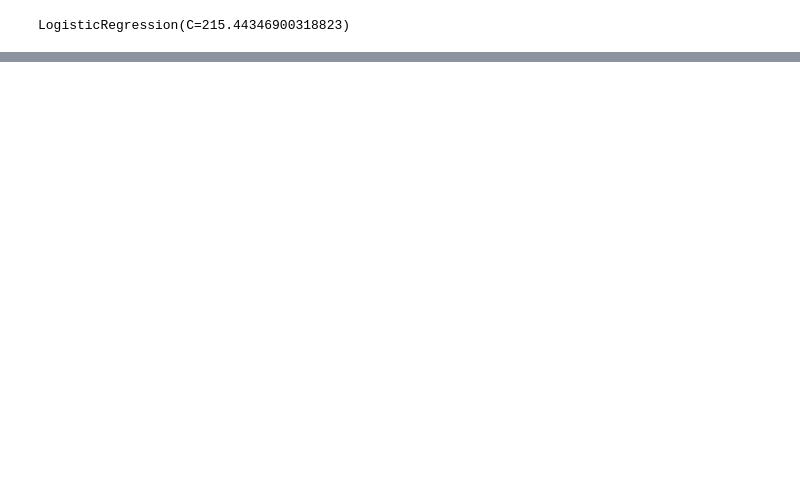
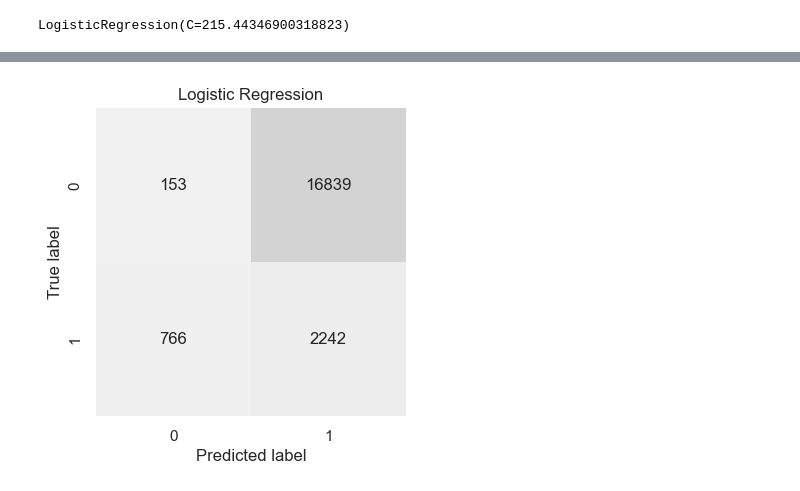
Before and after one commit to NatalieTumbare/ML_PDs_Prediction, a Jupyter notebook: ML_PDs_Prediction.ipynb, the cells around one changed output, grey strips where cells are left out. Saved outputs shown, nothing was run; the diff lists cells and outputs as text; code cells hidden in the pictures; blank space fills up the shorter version.

```diff
--- a/ML_PDs_Prediction.ipynb
+++ b/ML_PDs_Prediction.ipynb
@@ -1757,5 +1876,5 @@ final_DTC.fit(X_train, y_train)
 # %%
 # Create the final model using best parameters
 #GAradient Boosting
-final_GBC = GradientBoostingClassifier(**best_params)
+final_GBC = GradientBoostingClassifier(**best_params_GBC)
 final_GBC.fit(X_train, y_train)
@@ -1764,7 +1886,7 @@ final_GBC.fit(X_train, y_train)
 #Support Vector Machine
 
 # Create the final model using best parameters
-final_SVC = SVC(**best_params)
-final_SVC.fit(X_train, y_train)
+#final_SVC = SVC(**best_params_SVC)
+#final_SVC.fit(X_train, y_train)
 # %%
 # Create the final model using best parameters
@@ -1781,7 +1905,7 @@ final_KNN.fit(X_train, y_train)
 y_pred_LR = final_LR.predict(X_test)
 
 #Random Forest
-y_pred_RFC = final_RFC.predict(X_test)`
+y_pred_RFC = final_RFC.predict(X_test)
 
 # Decision Tree
 y_pred_DTC = final_DTC.predict(X_test)
@@ -1790,13 +1914,13 @@ y_pred_DTC = final_DTC.predict(X_test)
 y_pred_GBC = final_GBC.predict(X_test)
 
 # Support Vector Classifier
-y_pred_SVC = final_SVC.predict(X_test)
+#y_pred_SVC = final_SVC.predict(X_test)
 
 # Linear Discriminant Analysis
 y_pred_LDA = final_LDA.predict(X_test)
 
 #KNN Nearest Neighbors
-y_pred_LDA = final_LDA.predict(X_test)
+#y_pred_KNN = final_KNN.predict(X_test)
 # %%
 # Evaluate the final model on the test set
 #Logistic Regression
@@ -1984,0 +2300,73 @@ print(f"F1-score: {f1:.2f}")
+# %%
+import seaborn as sns
+from sklearn.metrics import confusion_matrix
+
+# Define color scheme
+cmap = sns.light_palette("lightgray", as_cmap=True)
+
+# Logistic regression
+logistic_cm = confusion_matrix(y_test, y_pred_LR <= 0.5)
+plt.figure(figsize=(4, 4))
+sns.heatmap(logistic_cm, annot=True, cmap=cmap, cbar=False, fmt="d")
+plt.title("Logistic Regression")
+plt.xlabel("Predicted label")
+plt.ylabel("True label")
+plt.show()
+
+# Random forest
+rf_cm = confusion_matrix(y_test, y_pred_RFC <= 0.5)
+plt.figure(figsize=(4, 4))
+sns.heatmap(rf_cm, annot=True, cmap=cmap, cbar=False, fmt="d")
+plt.title("Random Forest")
+plt.xlabel("Predicted label")
+plt.ylabel("True label")
+plt.show()
+
+
+# Decision tree
+dt_cm = confusion_matrix(y_test, y_pred_DTC)
+plt.figure(figsize=(4, 4))
+sns.heatmap(dt_cm, annot=True, cmap=cmap, cbar=False, fmt="d")
+plt.title("Decision Tree")
+plt.xlabel("Predicted label")
+plt.ylabel("True label")
+plt.show()
+
+# SVM
+#svm_cm = confusion_matrix(y_test, y_pred_SVC)
+#plt.figure(figsize=(4, 4))
+#sns.heatmap(svm_cm, annot=True, cmap=cmap, cbar=False, fmt="d")
+#plt.title("SVM")
+#plt.xlabel("Predicted label")
+#plt.ylabel("True label")
+#plt.show()
+
+
+# Gradient BOOST
+gb_cm = confusion_matrix(y_test, y_pred_GBC <= 0.5)
+plt.figure(figsize=(4, 4))
+sns.heatmap(gb_cm, annot=True, cmap=cmap, cbar=False, fmt="d")
+plt.title("GB Boost")
+plt.xlabel("Predicted label")
+plt.ylabel("True label")
+plt.show()
+
+# LDA
+lda_cm = confusion_matrix(y_test, y_pred_LDA)
+plt.figure(figsize=(4, 4))
+sns.heatmap(lda_cm, annot=True, cmap=cmap, cbar=False, fmt="d")
+plt.title("LDA")
+plt.xlabel("Predicted label")
+plt.ylabel("True label")
+plt.show()
+
+# KNN
+#knn_cm = confusion_matrix(y_test, y_pred_KNN)
+#plt.figure(figsize=(4, 4))
+#sns.heatmap(knn_cm, annot=True, cmap=cmap, cbar=False, fmt="d")
+#plt.title("KNN")
+#plt.xlabel("Predicted label")
+#plt.ylabel("True label")
+#plt.show()
+# %% [output]
+[figure, added]
```
Also changed, not shown: parts of 52 cells of this notebook, 5 other files.
